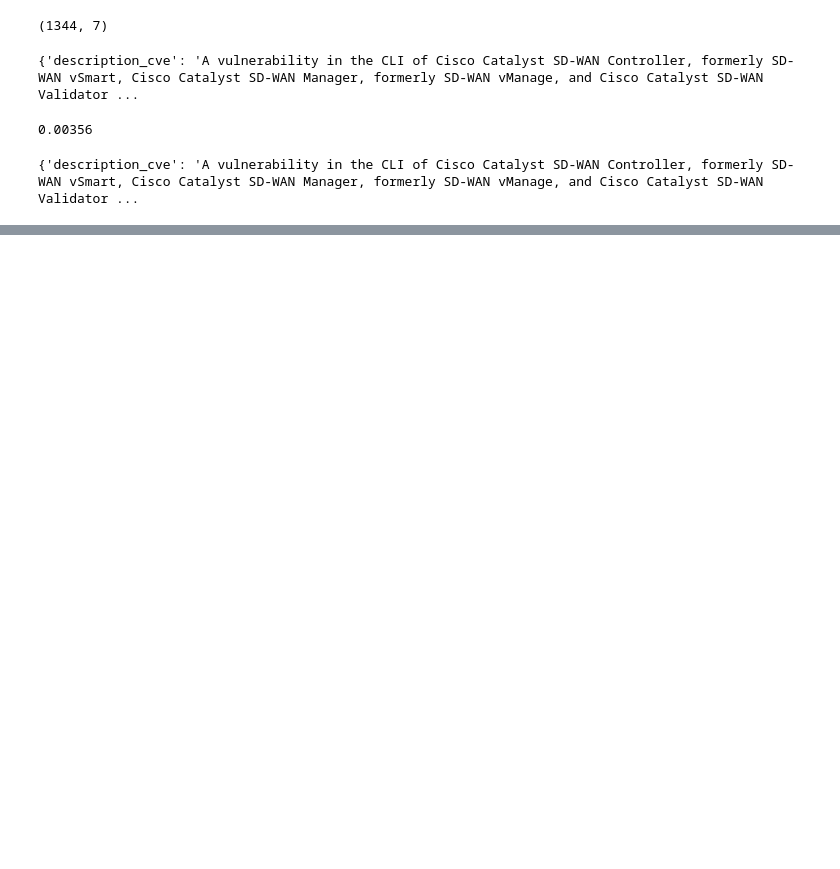
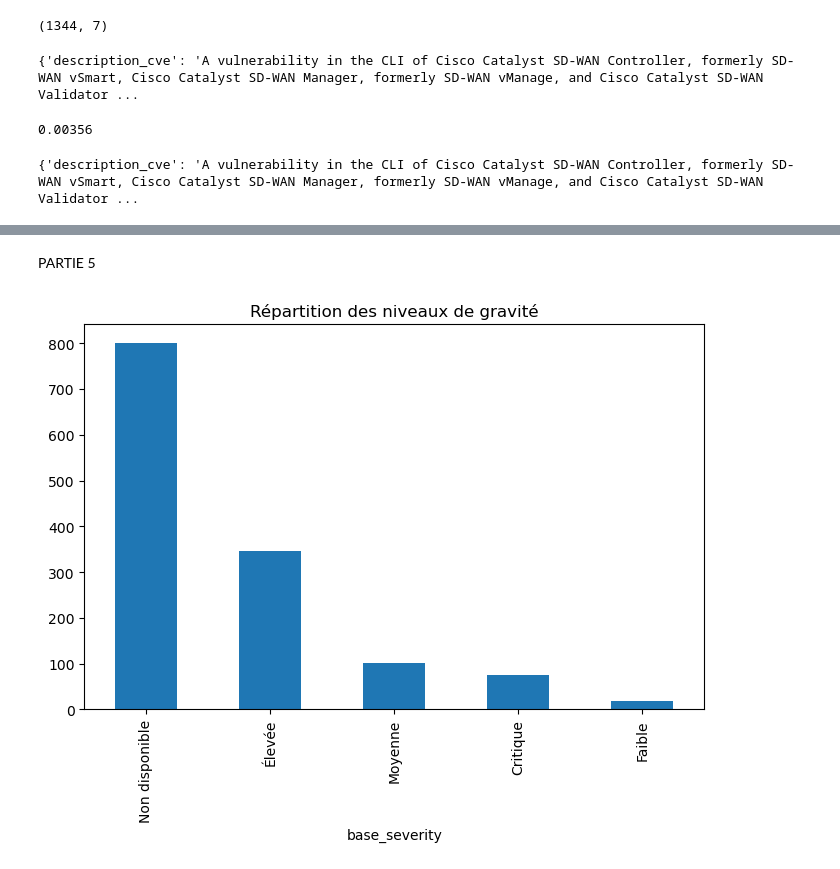
Before and after one commit to Yuushi000/Mastercamp_TD_Final_note, a Jupyter notebook: MC_TD_Final.ipynb, the cells around one changed output, grey strips where cells are left out. Cells and saved outputs as stored; diff of their text form; code cells hidden in the pictures; blank space fills up the shorter version.

Commit message:
partie 4 et 5

```diff
--- a/MC_TD_Final.ipynb
+++ b/MC_TD_Final.ipynb
@@ -321,0 +482,2 @@ Enrichissement de : CVE-2026-8045
+# %% [markdown]
+PARTIE 5
@@ -321,0 +487,10 @@ Enrichissement de : CVE-2026-8045
+# %%
+#Repartition des niveaux de gravité
+plt.figure(figsize=(8,5))
+
+df_final_consolide["base_severity"].value_counts().plot(kind="bar")
+
+plt.title("Répartition des niveaux de gravité")
+plt.show()
+# %% [output]
+[figure, added]
```
Also changed, not shown: parts of 12 cells of this notebook, 2 other files.
